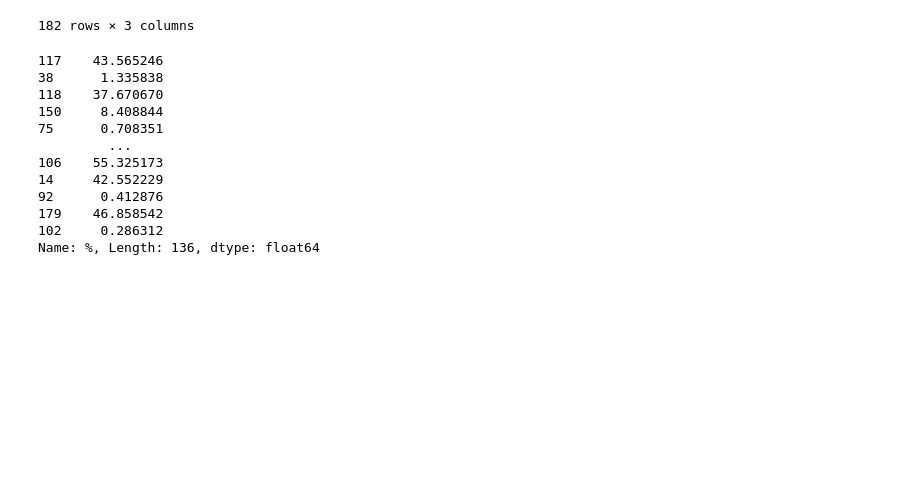
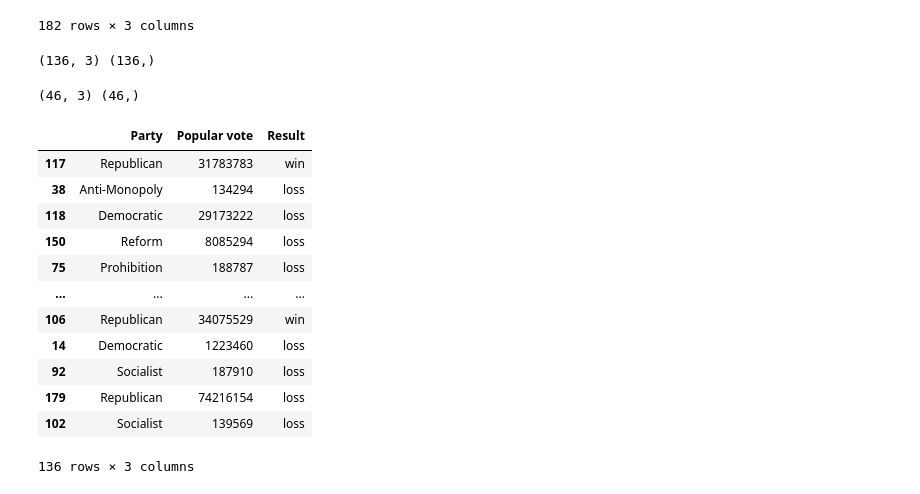
Before and after one commit to syeddaudali/Data-Preprocessing, a Jupyter notebook: Elections.ipynb, the cells around one changed output. Cells and saved outputs as stored; diff of their text form; code cells hidden in the pictures; blank space fills up the shorter version.

```diff
--- a/Elections.ipynb
+++ b/Elections.ipynb
@@ -117,17 +117,26 @@ from sklearn.model_selection import train_test_split
 # %%
 x_train,x_test,y_train,y_test = train_test_split(x,y,test_size=0.25,random_state=42)
 # %%
-y_train
+print(x_train.shape,y_train.shape)
 # %% [output]
-117    43.565246
-38      1.335838
-118    37.670670
-150     8.408844
-75      0.708351
-         ...
-106    55.325173
-14     42.552229
-92      0.412876
-179    46.858542
-102     0.286312
-Name: %, Length: 136, dtype: float64
+(136, 3) (136,)
+# %%
+print(x_test.shape,y_test.shape)
+# %% [output]
+(46, 3) (46,)
+# %%
+x_train
+# %% [output]
+|  | Party | Popular vote | Result |
+| 117 | Republican | 31783783 | win |
+| 38 | Anti-Monopoly | 134294 | loss |
+| 118 | Democratic | 29173222 | loss |
+| 150 | Reform | 8085294 | loss |
+| 75 | Prohibition | 188787 | loss |
+| ... | ... | ... | ... |
+| 106 | Republican | 34075529 | win |
+| 14 | Democratic | 1223460 | loss |
+| 92 | Socialist | 187910 | loss |
+| 179 | Republican | 74216154 | loss |
+| 102 | Socialist | 139569 | loss |
+136 rows × 3 columns
```
Also changed, not shown: parts of 4 cells of this notebook.
